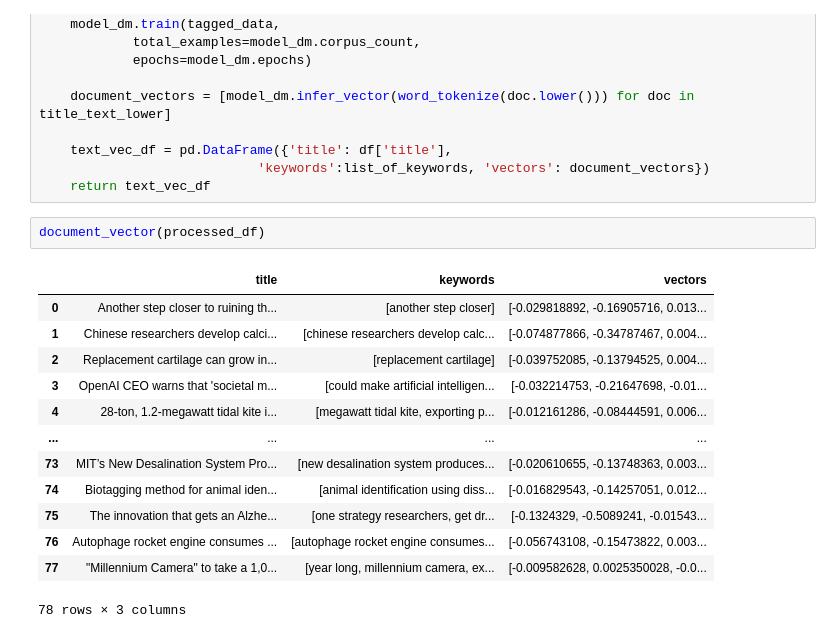
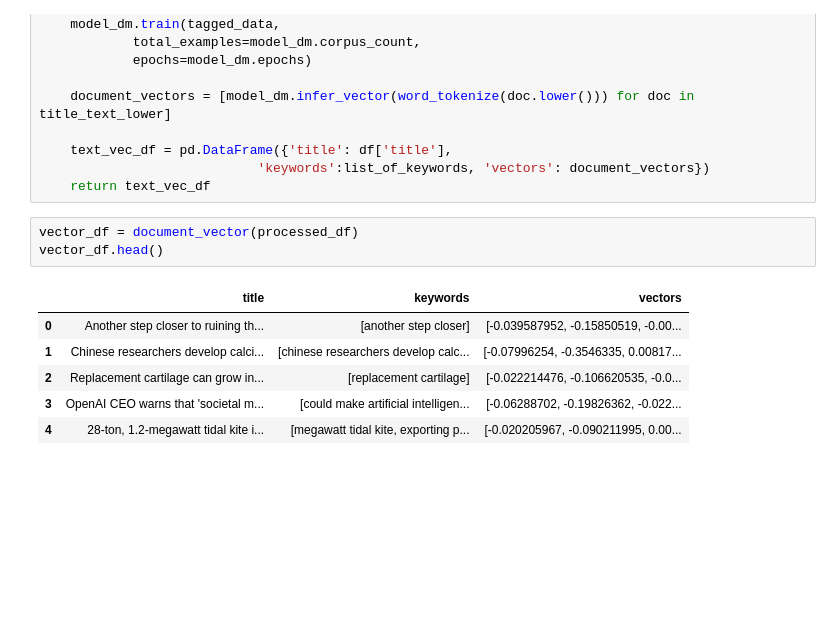
Before and after one commit to wendyzhai916/Lab4_pt1, a Jupyter notebook: testing.ipynb, the cells around one changed output. Drawn from its saved outputs; the diff is of its cells as text; blank space fills up the shorter version.

```diff
--- a/testing.ipynb
+++ b/testing.ipynb
@@ -152,18 +152,12 @@ def document_vector(df):
                             'keywords':list_of_keywords, 'vectors': document_vectors})
     return text_vec_df
 # %%
-document_vector(processed_df)
+vector_df = document_vector(processed_df)
+vector_df.head()
 # %% [output]
 |  | title | keywords | vectors |
-| 0 | Another step closer to ruining th... | [another step closer] | [-0.029818892, -0.16905716, 0.013... |
-| 1 | Chinese researchers develop calci... | [chinese researchers develop calc... | [-0.074877866, -0.34787467, 0.004... |
-| 2 | Replacement cartilage can grow in... | [replacement cartilage] | [-0.039752085, -0.13794525, 0.004... |
-| 3 | OpenAI CEO warns that 'societal m... | [could make artificial intelligen... | [-0.032214753, -0.21647698, -0.01... |
-| 4 | 28-ton, 1.2-megawatt tidal kite i... | [megawatt tidal kite, exporting p... | [-0.012161286, -0.08444591, 0.006... |
-| ... | ... | ... | ... |
-| 73 | MIT’s New Desalination System Pro... | [new desalination system produces... | [-0.020610655, -0.13748363, 0.003... |
-| 74 | Biotagging method for animal iden... | [animal identification using diss... | [-0.016829543, -0.14257051, 0.012... |
-| 75 | The innovation that gets an Alzhe... | [one strategy researchers, get dr... | [-0.1324329, -0.5089241, -0.01543... |
-| 76 | Autophage rocket engine consumes ... | [autophage rocket engine consumes... | [-0.056743108, -0.15473822, 0.003... |
-| 77 | "Millennium Camera" to take a 1,0... | [year long, millennium camera, ex... | [-0.009582628, 0.0025350028, -0.0... |
+| 0 | Another step closer to ruining th... | [another step closer] | [-0.039587952, -0.15850519, -0.00... |
+| 1 | Chinese researchers develop calci... | [chinese researchers develop calc... | [-0.07996254, -0.3546335, 0.00817... |
+| 2 | Replacement cartilage can grow in... | [replacement cartilage] | [-0.022214476, -0.106620535, -0.0... |
+| 3 | OpenAI CEO warns that 'societal m... | [could make artificial intelligen... | [-0.06288702, -0.19826362, -0.022... |
+| 4 | 28-ton, 1.2-megawatt tidal kite i... | [megawatt tidal kite, exporting p... | [-0.020205967, -0.090211995, 0.00... |
-78 rows × 3 columns
```
Also changed, not shown: parts of 3 cells of this notebook.
